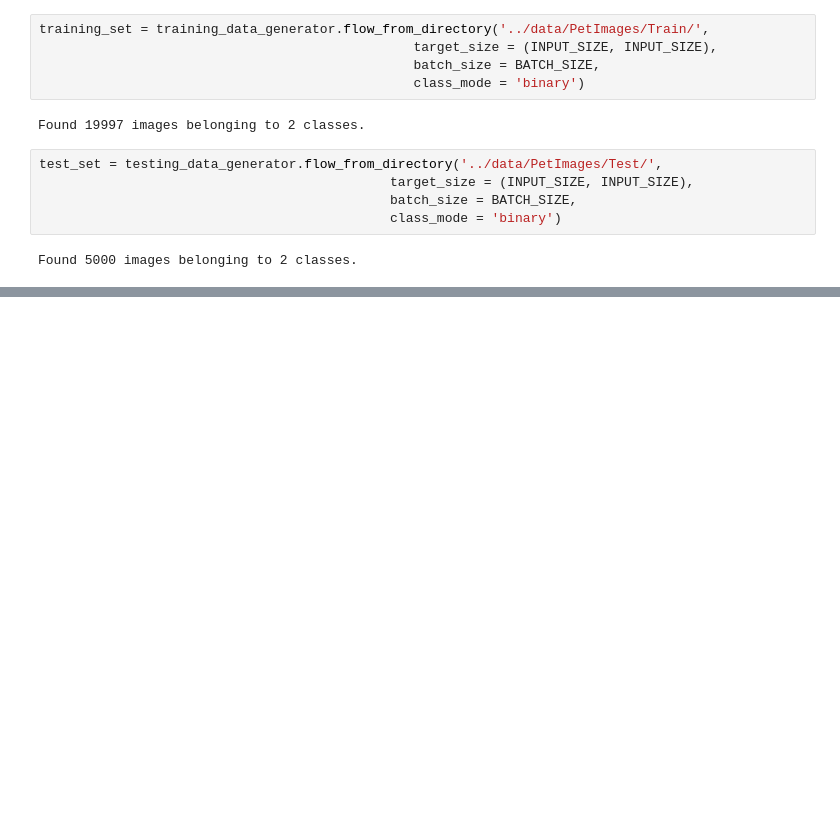
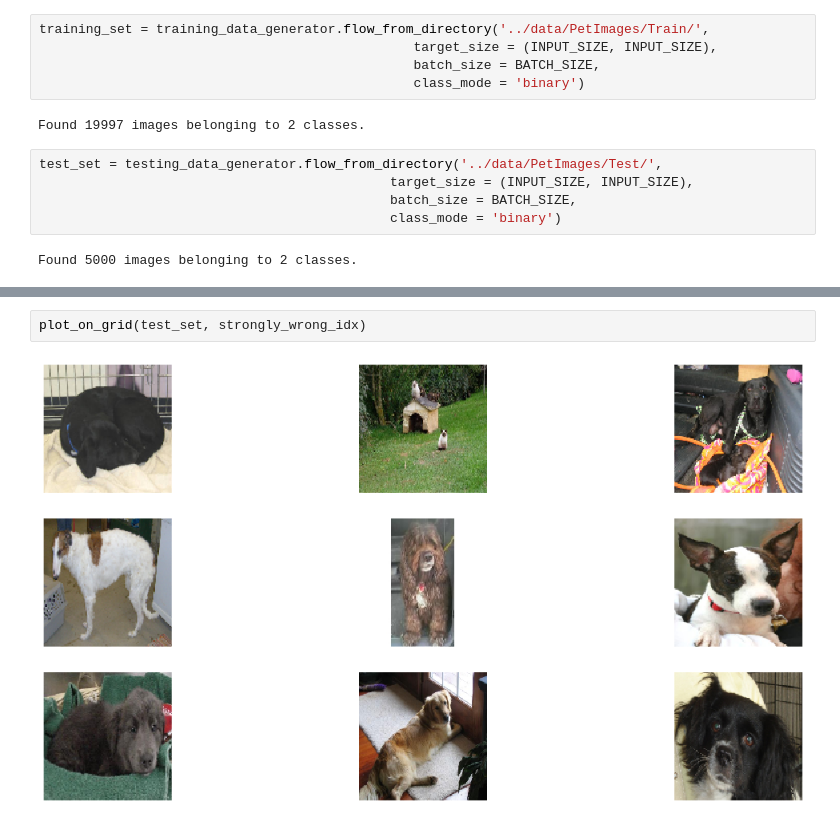
Before and after one commit to rebbrunner/data-science-env, a Jupyter notebook: notebooks/ch4_image_classification.ipynb, the cells around one changed output, grey strips where cells are left out. Saved outputs shown, nothing was run; the diff lists cells and outputs as text; blank space fills up the shorter version.

```diff
--- a/notebooks/ch4_image_classification.ipynb
+++ b/notebooks/ch4_image_classification.ipynb
@@ -393,0 +441,4 @@ score = model.evaluate_generator(test_set, steps=100)
+# %%
+plot_on_grid(test_set, strongly_wrong_idx)
+# %% [output]
+[figure, added]
```
Also changed, not shown: parts of 27 cells of this notebook.
